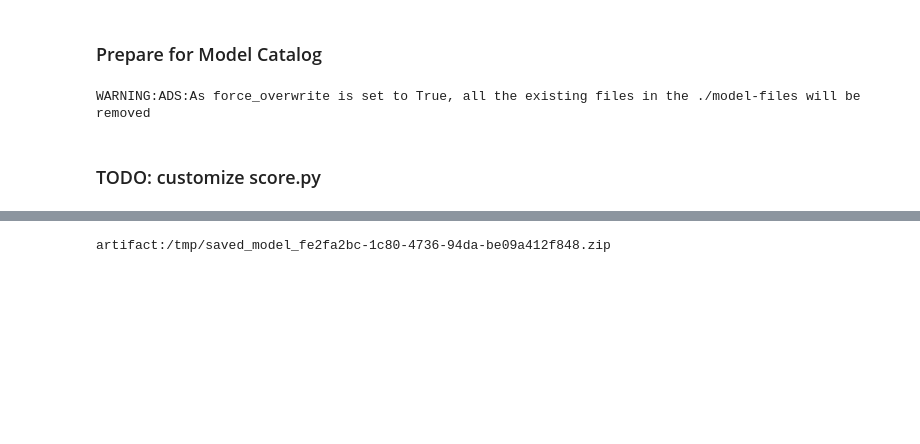
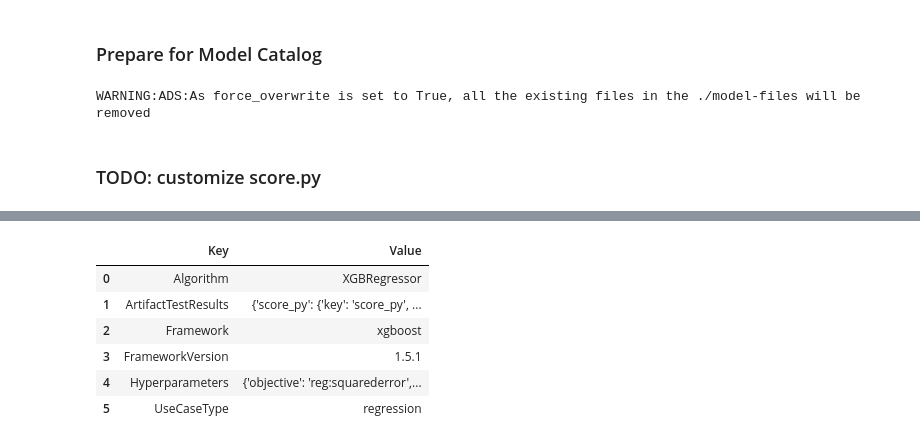
Before and after one commit to luigisaetta/data-science-bp, a Jupyter notebook: california_housing_model_deployment.ipynb, the cells around one changed output, grey strips where cells are left out. Saved outputs shown, nothing was run; the diff lists cells and outputs as text; code cells hidden in the pictures; blank space fills up the shorter version.

Commit message:
added taxonomy

```diff
--- a/california_housing_model_deployment.ipynb
+++ b/california_housing_model_deployment.ipynb
@@ -304,3 +330,14 @@ WARNING:ADS:As force_overwrite is set to True, all the existing files in the ./m
+# %%
+# check all the info that will be saved to the Model Catalog
+artifact.metadata_taxonomy.to_dataframe()
+# %% [output]
+|  | Key | Value |
+| 0 | Algorithm | XGBRegressor |
+| 1 | ArtifactTestResults | {'score_py': {'key': 'score_py', ... |
+| 2 | Framework | xgboost |
+| 3 | FrameworkVersion | 1.5.1 |
+| 4 | Hyperparameters | {'objective': 'reg:squarederror',... |
+| 5 | UseCaseType | regression |
 # %%
 # Saving the model artifact to the model catalog.
 compartment_id = os.environ['NB_SESSION_COMPARTMENT_OCID']
@@ -308,12 +345,10 @@ project_id = os.environ['PROJECT_OCID']
 
 set_auth(auth='resource_principal')
 
-# to set the serialization format in metadata
-artifact.reload(model_file_name=MODEL_FILE_NAME)
-
+#
+# Save to Model Catalog
+#
 catalog_entry = artifact.save(display_name='california-housing1',
                               description='A model for regression',
                               # to avoid to commit (be careful)
                               ignore_pending_changes=True)
-# %% [output]
-artifact:/tmp/saved_model_fe2fa2bc-1c80-4736-94da-be09a412f848.zip
```
Also changed, not shown: parts of 12 cells of this notebook, 4 other files.
